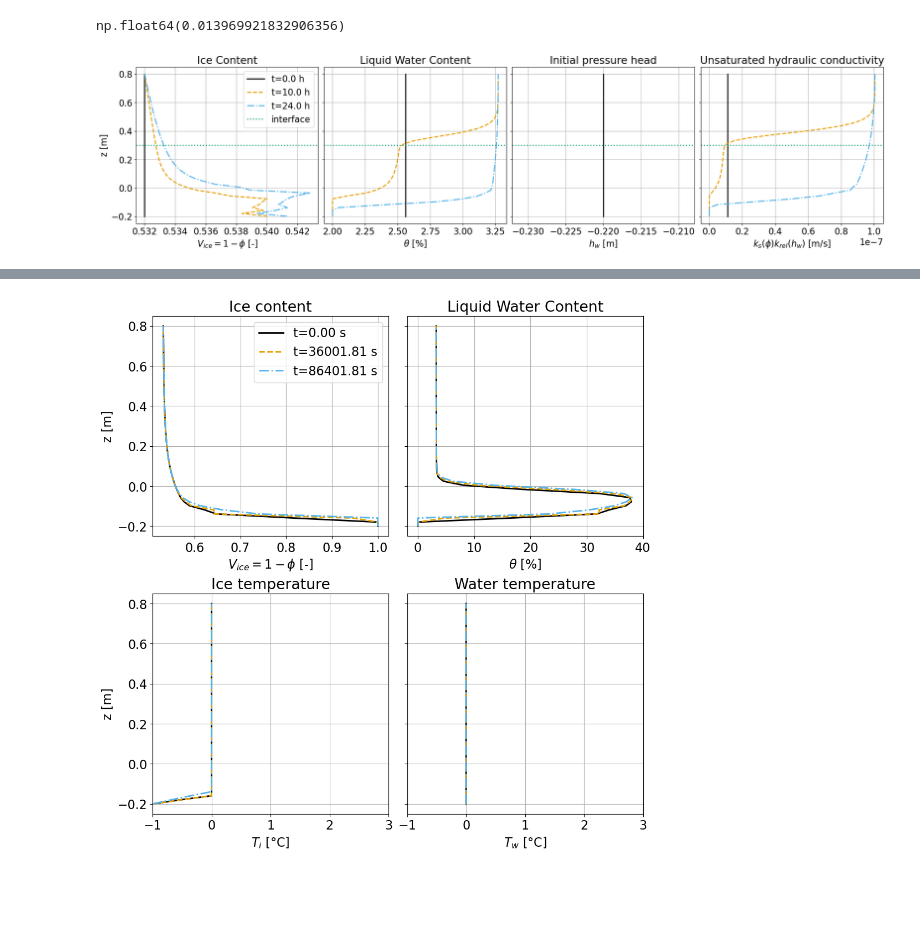
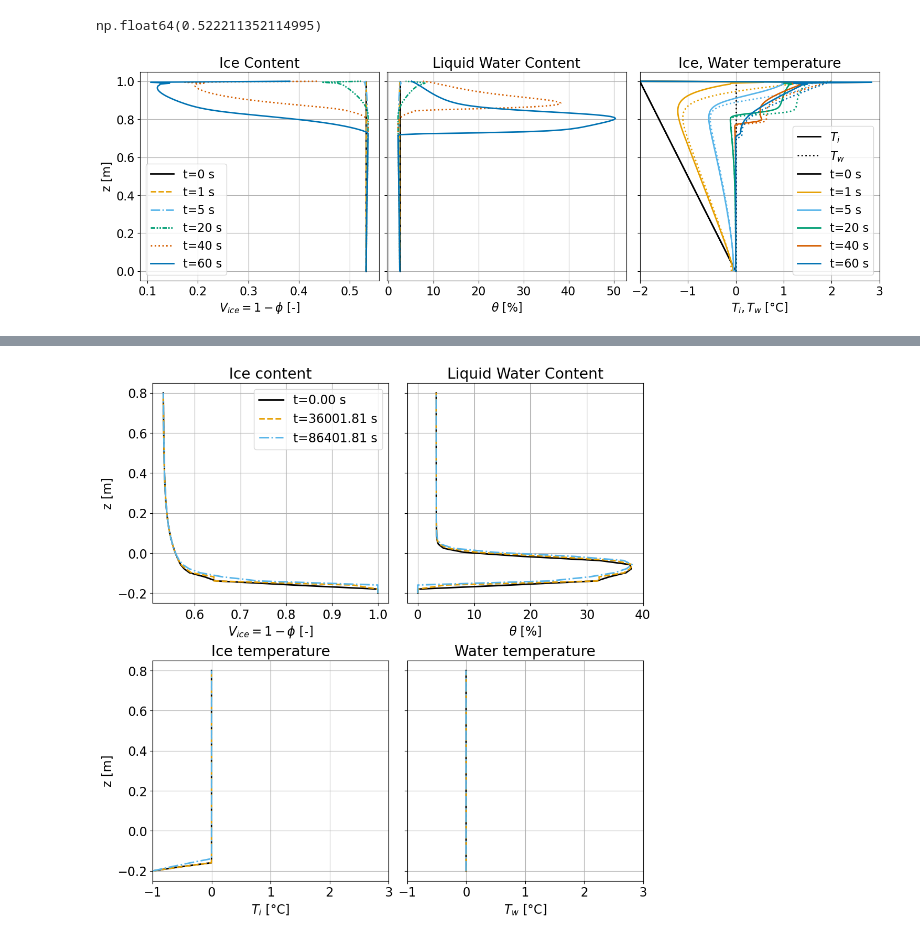
Before and after one commit to lannika-ut/Masterarbeit, a Jupyter notebook: compare_cross_sections.ipynb, the cells around one changed output, grey strips where cells are left out. Cells and saved outputs as stored; diff of their text form; code cells hidden in the pictures; blank space fills up the shorter version.

```diff
--- a/compare_cross_sections.ipynb
+++ b/compare_cross_sections.ipynb
@@ -7,7 +7,7 @@ from visualization_fct import get_grid, eval_fct_on_grid
 from dolfinx.fem import functionspace, Function
 import pickle
 # %%
-filename = "./solutions/Test15_Annika_24h_homogen.pkl"
+filename = "./solutions/Test19_Annika_rhoi_wet.pkl"
 with open(filename, "rb") as f:
     data_Annika = pickle.load(f)
 
@@ -36,7 +36,7 @@ if layered:
 else:
     p = Parameter(domain) # homogen
 interval = data_Annika["saving_interval"]
-x_data = P1[0]*np.ones(nz)
+x_data = P1[0]/2*np.ones(nz)
 z_line = geom.slope*x_data + np.linspace(P0[1], P3[1], nz)
 grid = np.column_stack((x_data, z_line))
 m = 1 - 1/p.N
@@ -61,9 +61,9 @@ len(data_Annika["times"])
 # %%
-Se(-0.22, p.alpha.value, p.N.value)
+Se(-0.24, p.alpha.value, p.N.value)*100
 # %% [output]
-np.float64(0.013969921832906356)
+np.float64(0.522211352114995)
 # %%
-t_obs = [0, 20, 48]
+t_obs = [0, 1, 5, 20, 40, 60]
 #t_obs = [20, 40, 60]
 pressure_head = []
 porosity = []
@@ -101,71 +101,63 @@ colors = ['#000000', '#E69F00', '#56B4E9', '#009E73',  '#D55E00',
 
 plt.rcParams.update({'font.size': 16})
 plt.rcParams.update({'lines.linewidth': 2})
-fig, ax = plt.subplots(1, 4, layout="constrained", figsize=(20,5), sharey=True)
+fig, ax = plt.subplots(1, 3, layout="constrained", figsize=(15,5), sharey=True)
 
 
 # Plot porosity for all times in the first subplot
 for i, t in enumerate(t_obs):
     ls = linestyles[i % len(linestyles)]  # cycle through linestyles
     color = colors[i % len(colors)]       # cycle through colors
     ax[0].plot(1-porosity[i], z_line, linestyle=ls, color=color,
-                  label=f't={time[i]/3600:.1f} h')
+                  label=f't={time[i]:.0f} s')
 ax[0].set_title('Ice Content')
 ax[0].set_xlabel(r'$V_{ice} = 1-\phi$ [-]')
 ax[0].set_ylabel('z [m]')
 ax[0].grid()
 
 # Plot LWC for all times in the second subplot
 for i in range(len(t_obs)):
     ls = linestyles[i % len(linestyles)]
     color = colors[i % len(colors)]
     ax[1].plot(theta[i]*100, z_line, linestyle=ls, color=color,
-                  label=f't={time[i]/3600:.1f} h')
+                  label=f't={time[i]:.0f} s')
 ax[1].set_title('Liquid Water Content')
 ax[1].set_xlabel(r'$\theta$ [%]')
 ax[1].grid()
 
-# Plot pressure head for all times
-ax[2].plot(pressure_head[0], z_line, color="black")
-ax[2].set_title('Initial pressure head')
-ax[2].set_xlabel(r'$h_w$ [m]')
-ax[2].grid()
+# Plot krel for all times
+# for i in range(len(t_obs)):
+#     ls = linestyles[i % len(linestyles)]
+#     color = colors[i % len(colors)]
+#     ax[3].plot(k_unsat[i], z_line, linestyle=ls, color=color,
+#                   label=f't={time[i]/3600:.1f} h')
+# ax[3].set_title('Unsaturated hydraulic conductivity')
+# ax[3].set_xlabel(r'$k_s(\phi)k_{rel}(h_w)$ [m/s]')
+# ax[3].grid()
 
-# Plot krel for all times
+ax[0].legend(loc="best")
+# Plot Ti for all times in the third subplot
 for i in range(len(t_obs)):
     ls = linestyles[i % len(linestyles)]
     color = colors[i % len(colors)]
-    ax[3].plot(k_unsat[i], z_line, linestyle=ls, color=color,
-                  label=f't={time[i]/3600:.1f} h')
-ax[3].set_title('Unsaturated hydraulic conductivity')
-ax[3].set_xlabel(r'$k_s(\phi)k_{rel}(h_w)$ [m/s]')
-ax[3].grid()
-
-for i in range(4):
-    ax[i].axhline(geom.slope*x_data[0]+P3[1]/2, linestyle=":", color="#009E73", label="interface")
-ax[0].legend(loc="best")
-# Plot Ti for all times in the third subplot
-# for i in range(len(t_obs)):
-#     ls = linestyles[i % len(linestyles)]
-#     color = colors[i % len(colors)]
-#     if i == 0:
-#         ax[2].plot(Ti[i], z_line, linestyle='-', color=color,
-#                     label=r'$T_i$')
-#         ax[2].plot(Tw[i], z_line, linestyle=':', color=color,
-#                 label=r"$T_w$")
-#         ax[2].plot(Ti[i], z_line, linestyle='-', color=color,
-#                 label=f't={time[i]:.0f} s')
-#     else:
-#         ax[2].plot(Ti[i], z_line, linestyle='-', color=color,
-#                    label=f"t={time[i]:.0f} s")
-#         ax[2].plot(Tw[i], z_line, linestyle=':', color=color)
-# ax[2].set_title('Ice, Water temperature')
-# ax[2].set_xlabel(r'$T_i, T_w$ [°C]')
-# ax[2].grid()
-# ax[2].set_xlim((-2,3))
-# ax[2].legend()
+    if i == 0:
+        ax[2].plot(Ti[i], z_line, linestyle='-', color=color,
+                    label=r'$T_i$')
+        ax[2].plot(Tw[i], z_line, linestyle=':', color=color,
+                label=r"$T_w$")
+        ax[2].plot(Ti[i], z_line, linestyle='-', color=color,
+                label=f't={time[i]:.0f} s')
+    else:
+        ax[2].plot(Ti[i], z_line, linestyle='-', color=color,
+                   label=f"t={time[i]:.0f} s")
+        ax[2].plot(Tw[i], z_line, linestyle=':', color=color)
+ax[2].set_title('Ice, Water temperature')
+ax[2].set_xlabel(r'$T_i, T_w$ [°C]')
+ax[2].grid()
+ax[2].set_xlim((-2,3))
+ax[2].legend()
 #fig.legend(loc="outside upper center")
 
 plt.show()
 # %% [output]
-[figure, old version]
+[figure, new version]
```
Also changed, not shown: parts of 3 cells of this notebook, 3 other files.
